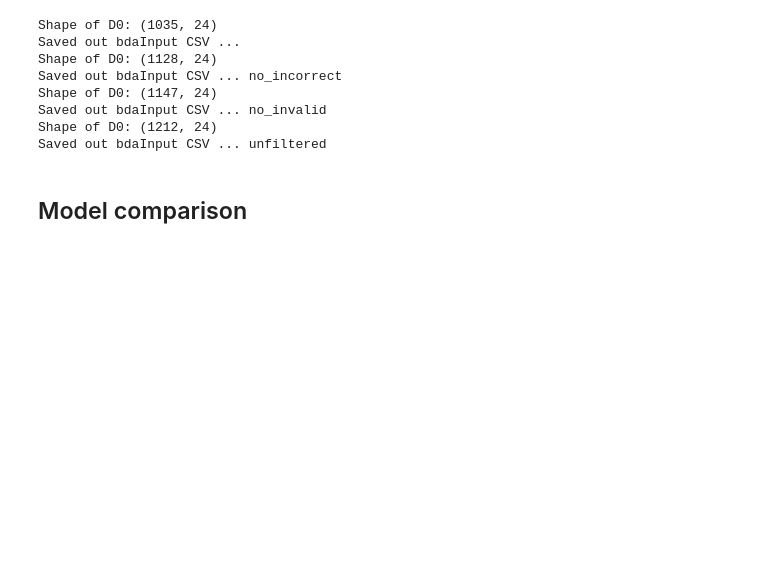
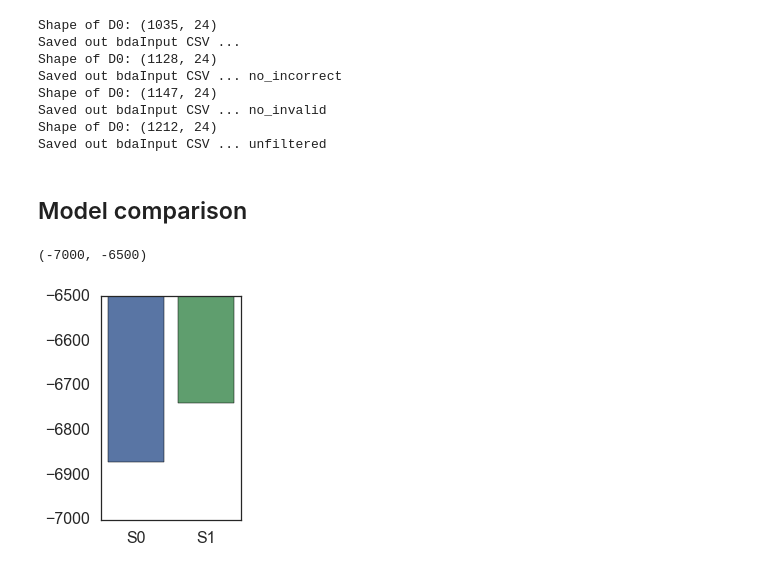
Before and after one commit to judithfan/visual_communication_in_context, a Jupyter notebook: analysis/pilot2_analysis_sketchpad_basic.ipynb, the cells around one changed output. Cells and saved outputs as stored; diff of their text form; code cells hidden in the pictures; blank space fills up the shorter version.

```diff
--- a/analysis/pilot2_analysis_sketchpad_basic.ipynb
+++ b/analysis/pilot2_analysis_sketchpad_basic.ipynb
@@ -200,9 +204,9 @@ iteration = ['pilot2']*len(GameID)
 
 _D = pd.DataFrame([GameID,TrialNum,Condition, Target, drawDuration, Outcome, Response, numStrokes, \
                   svgStringLength, svgStringLengthPerStroke, svgStringStd, Distractor1, Distractor2, \
-                   Distractor3, Pose, iteration, Svg]) \
+                   Distractor3, Pose, iteration, Svg, viewerRT]) \
 
 D =_D.transpose()
 D.columns = ['gameID','trialNum','condition', 'target', 'drawDuration','outcome', 'response', \
              'numStrokes', 'svgStringLength', 'svgStringLengthPerStroke', 'svgStringStd', \
-            'Distractor1', 'Distractor2', 'Distractor3', 'pose', 'iteration', 'svg']
+            'Distractor1', 'Distractor2', 'Distractor3', 'pose', 'iteration', 'svg','viewerRT']
@@ -284,6 +282,9 @@ further_accuracy = []
 closer_accuracy = []
 closer_meanintensity = []
 further_meanintensity = []
+closer_viewerRT = []
+further_viewerRT = []
+
 for game in all_games:
     further_strokes.append(D[(D['gameID']== game) & (D['condition'] == 'further')]['numStrokes'].mean())
     closer_strokes.append(D[(D['gameID']== game) & (D['condition'] == 'closer')]['numStrokes'].mean())
@@ -299,15 +300,17 @@ for game in all_games:
     closer_accuracy.append(D[(D['gameID']== game) & (D['condition'] == 'closer')]['outcome'].mean())
     closer_meanintensity.append(D[(D['gameID']== game) & (D['condition'] == 'closer')]['mean_intensity'].mean())
     further_meanintensity.append(D[(D['gameID']== game) & (D['condition'] == 'further')]['mean_intensity'].mean())
+    closer_viewerRT.append(D[(D['gameID']== game) & (D['condition'] == 'closer')]['viewerRT'].mean())
+    further_viewerRT.append(D[(D['gameID']== game) & (D['condition'] == 'further')]['viewerRT'].mean())
 
 further_strokes, closer_strokes, further_svgLength, closer_svgLength, \
 further_svgStd, closer_svgStd, further_svgLengthPS, closer_svgLengthPS, \
 further_drawDuration, closer_drawDuration, further_accuracy, closer_accuracy, \
-closer_meanintensity,further_meanintensity = map(np.array, \
+closer_meanintensity,further_meanintensity, closer_viewerRT, further_viewerRT = map(np.array, \
 [further_strokes, closer_strokes, further_svgLength, closer_svgLength,\
  further_svgStd, closer_svgStd, further_svgLengthPS, closer_svgLengthPS, \
 further_drawDuration, closer_drawDuration, further_accuracy, closer_accuracy, \
-closer_meanintensity, further_meanintensity])
+closer_meanintensity, further_meanintensity, closer_viewerRT, further_viewerRT])
 # %%
 def trim_outliers(x):
     mu = np.mean(x)
@@ -379,3 +391,9 @@ print p,lb,ub
 
 boot, p, lb, ub = bootstrap(closer_drawDuration - further_drawDuration)
 print p,lb,ub
+
+boot, p, lb, ub = bootstrap(closer_drawDuration - further_drawDuration)
+print p,lb,ub
+
+boot, p, lb, ub = bootstrap(closer_viewerRT - further_viewerRT)
+print p,lb,ub
@@ -969,3 +998,21 @@ Y
 # plt.ylabel('log likelihood')
 # plt.title('model comparison: held out data (majority far trials)',fontsize=24)
 # plt.show()
+# %%
+### latest set of S1/S0 model log-likelihoods
+# S0: -6870.844
+# S1: -6738.278
+
+S0 = -6870.844
+S1 = -6738.278
+
+LL = pd.DataFrame([S0,S1])
+LL = LL.transpose()
+LL.columns = ['S0','S1']
+# %%
+plt.figure(figsize=(2.5,4))
+sns.barplot(data=LL)
+plt.ylim([-7000,-6500])
+# %% [output]
+(-7000, -6500)
+[figure, added]
```
Also changed, not shown: parts of 6 cells of this notebook, 2 other files.
